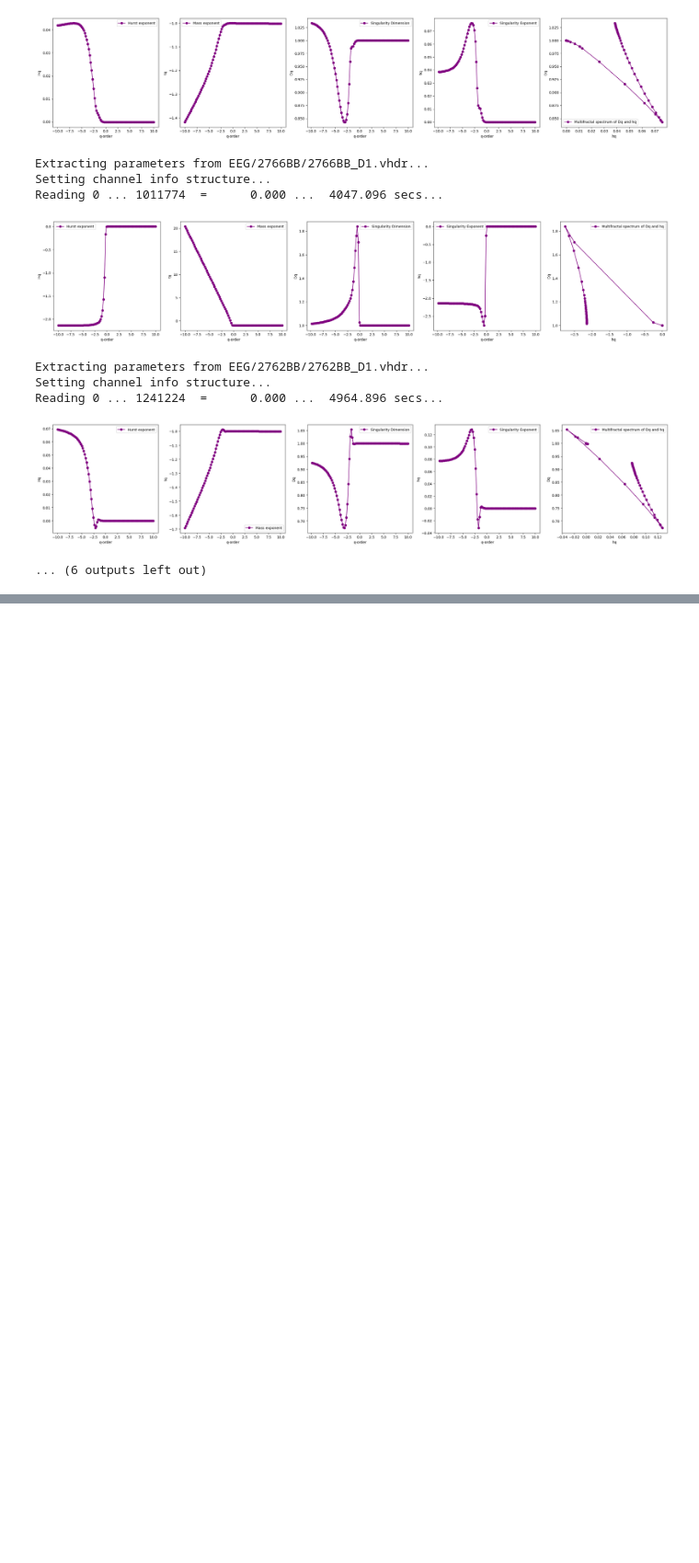
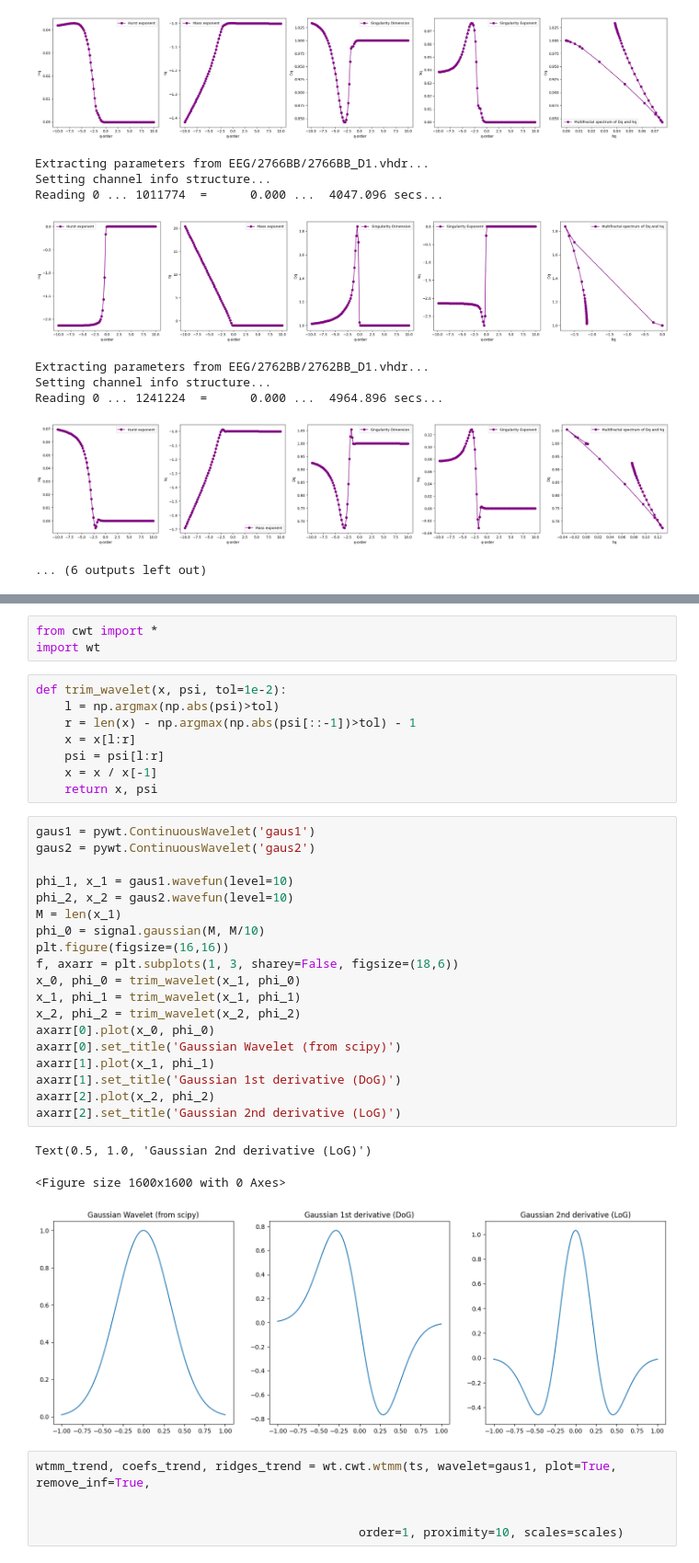
Before and after one commit to aceatusc/CognitiveFatigueDetection, a Jupyter notebook: FatigueDetectionNASA.ipynb, the cells around one changed output, grey strips where cells are left out. Shown at 92% size. Drawn from its saved outputs; the diff is of its cells as text; blank space fills up the shorter version.

Commit message:
WTMM method added - All events

```diff
--- a/FatigueDetectionNASA.ipynb
+++ b/FatigueDetectionNASA.ipynb
@@ -159,0 +112,39 @@ Segment 11 of signal :
+# %%
+from cwt import *
+import wt
+# %%
+def trim_wavelet(x, psi, tol=1e-2):
+    l = np.argmax(np.abs(psi)>tol)
+    r = len(x) - np.argmax(np.abs(psi[::-1])>tol) - 1
+    x = x[l:r]
+    psi = psi[l:r]
+    x = x / x[-1]
+    return x, psi
+# %%
+gaus1 = pywt.ContinuousWavelet('gaus1')
+gaus2 = pywt.ContinuousWavelet('gaus2')
+
+phi_1, x_1 = gaus1.wavefun(level=10)
+phi_2, x_2 = gaus2.wavefun(level=10)
+M = len(x_1)
+phi_0 = signal.gaussian(M, M/10)
+plt.figure(figsize=(16,16))
+f, axarr = plt.subplots(1, 3, sharey=False, figsize=(18,6))
+x_0, phi_0 = trim_wavelet(x_1, phi_0)
+x_1, phi_1 = trim_wavelet(x_1, phi_1)
+x_2, phi_2 = trim_wavelet(x_2, phi_2)
+axarr[0].plot(x_0, phi_0)
+axarr[0].set_title('Gaussian Wavelet (from scipy)')
+axarr[1].plot(x_1, phi_1)
+axarr[1].set_title('Gaussian 1st derivative (DoG)')
+axarr[2].plot(x_2, phi_2)
+axarr[2].set_title('Gaussian 2nd derivative (LoG)')
+# %% [output]
+Text(0.5, 1.0, 'Gaussian 2nd derivative (LoG)')
+<Figure size 1600x1600 with 0 Axes>
+[figure, added]
+# %%
+wtmm_trend, coefs_trend, ridges_trend = wt.cwt.wtmm(ts, wavelet=gaus1, plot=True, remove_inf=True,
+
+
+                                             order=1, proximity=10, scales=scales)
```
Also changed, not shown: parts of 2 cells of this notebook, 3 other files.
